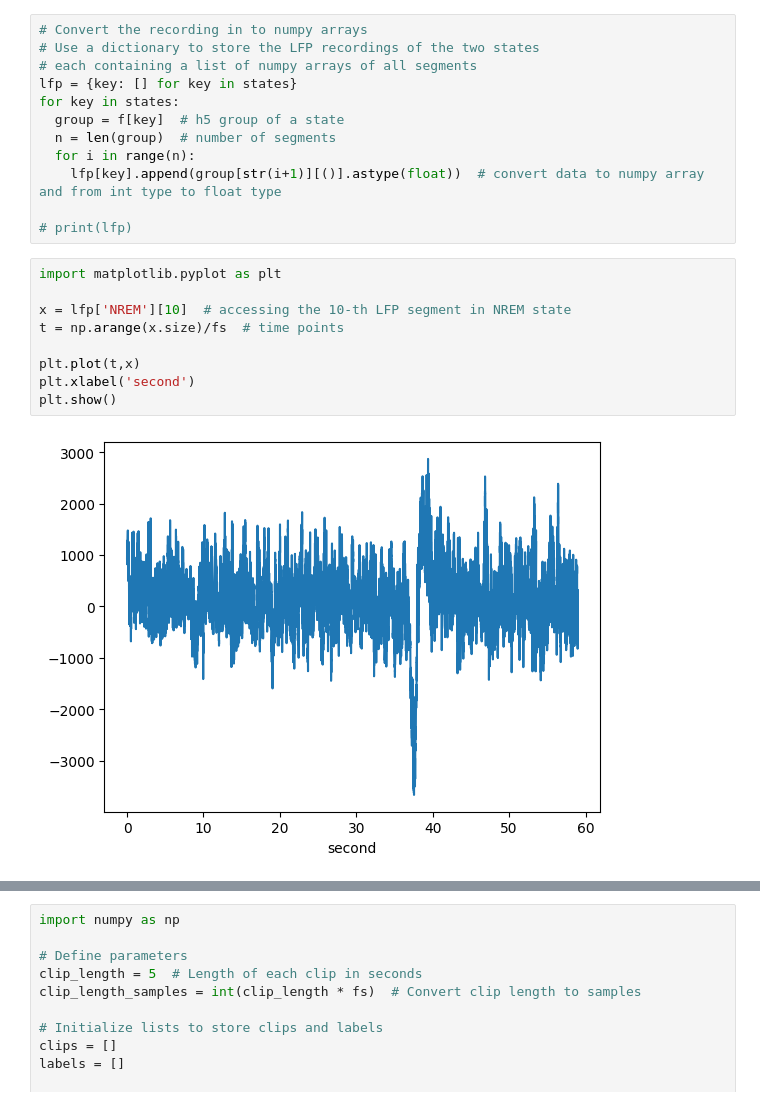
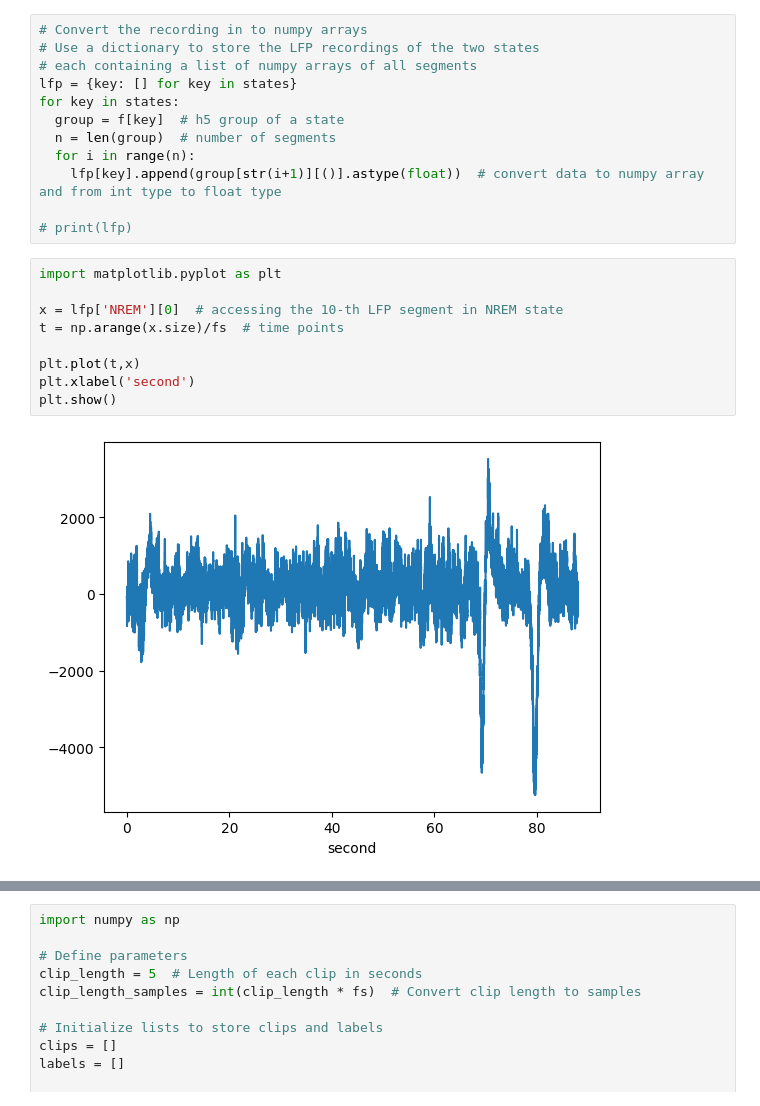
Before and after one commit to IRPARKS/NMML, a Jupyter notebook: NMML_PROJECT3.ipynb, the cells around one changed output, grey strips where cells are left out. Cells and saved outputs as stored; diff of their text form.

```diff
--- a/NMML_PROJECT3.ipynb
+++ b/NMML_PROJECT3.ipynb
@@ -43,11 +43,11 @@ for key in states:
 # %%
 import matplotlib.pyplot as plt
 
-x = lfp['NREM'][10]  # accessing the 10-th LFP segment in NREM state
+x = lfp['NREM'][0]  # accessing the 10-th LFP segment in NREM state
 t = np.arange(x.size)/fs  # time points
 
 plt.plot(t,x)
 plt.xlabel('second')
 plt.show()
 # %% [output]
-[figure, old version]
+[figure, new version]
```
Also changed, not shown: parts of 1 cell of this notebook.
